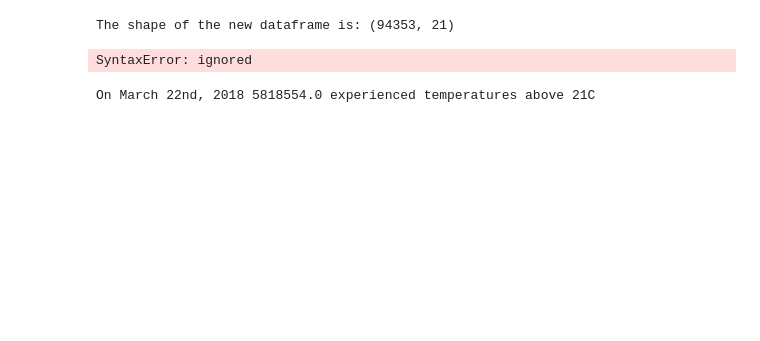
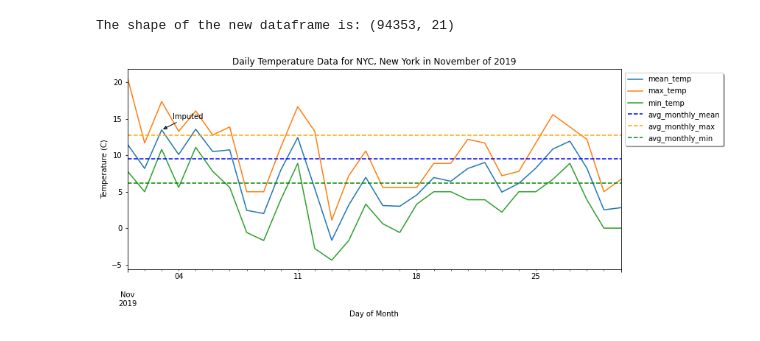
Before and after one commit to yaobviously/perkins_temp, a Jupyter notebook: perkins.ipynb, the cells around one changed output. Drawn from its saved outputs; the diff is of its cells as text; code cells hidden in the pictures; blank space fills up the shorter version.

```diff
--- a/perkins.ipynb
+++ b/perkins.ipynb
@@ -125,9 +125,15 @@ def load_transform_data():
   df['max_temp'] = [y if pd.isna(x) else x for x, y in zip(df['max_temp'], df['5day_rolling_max'])]
   df['min_temp'] = [y if pd.isna(x) else x for x, y in zip(df['min_temp'], df['5day_rolling_min'])]
 
-  # rounding and fixing columns
+  # rounding and altering columns for future user-friendliness (words for months)
   df['city_full'] = [", ".join(x) for x in zip(df['city'], df['state'])]
   drop_cols = ['city', 'state']
+
+  month_dict = {1:'January', 2:'February', 3:'March', 4:'April', 5:'May', 6:'June',
+               7:'July', 8:'August', 9:'September', 10:'October', 11:'November',
+               12:'December'}
+  df['month'] = df['month'].map(month_dict)
+
   df = df.drop(drop_cols, axis=1)
   df = df.round(2)
 
@@ -138,28 +144,3 @@ df = load_transform_data()
 print("The shape of the new dataframe is:", df.shape)
 # %% [output]
 The shape of the new dataframe is: (94353, 21)
-# %%
-def plot_city(city = 'Sacramento', duration='W'):
-  """
-  A simple plotting function that takes a city and a duration and displays a graph
-  of the average of the mean temp, max temp, and min temp over that time span
-
-  Parameters
-  ----------
-    city : str
-    duration: str ("D", "W", "M", "A")
-
-  Returns
-  -------
-    plot: matplot plot
-  """
-
-  cols = ['mean_temp', 'max_temp', 'min_temp']
-
-  df_ = df[df['city'] == city]
-
-  fig, ax =
-
-  return df_[cols].resample(duration).mean().plot(figsize=(24,5), grid=True, legend=True);
-# %% [output]
-SyntaxError: ignored
@@ -184,4 +146,0 @@ def estimate_pop(date = '2020-05-01', temp=25):
-# %%
-print(f"On March 22nd, 2018 {estimate_pop(date='2018-03-22', temp=21)} experienced temperatures above 21C")
-# %% [output]
-On March 22nd, 2018 5818554.0 experienced temperatures above 21C
@@ -187,0 +193,4 @@ On March 22nd, 2018 5818554.0 experienced temperatures above 21C
+# %%
+monthly_average(city="NYC, New York", month="November", year=2019)
+# %% [output]
+[figure, added]
```
Also changed, not shown: parts of 4 cells of this notebook.
